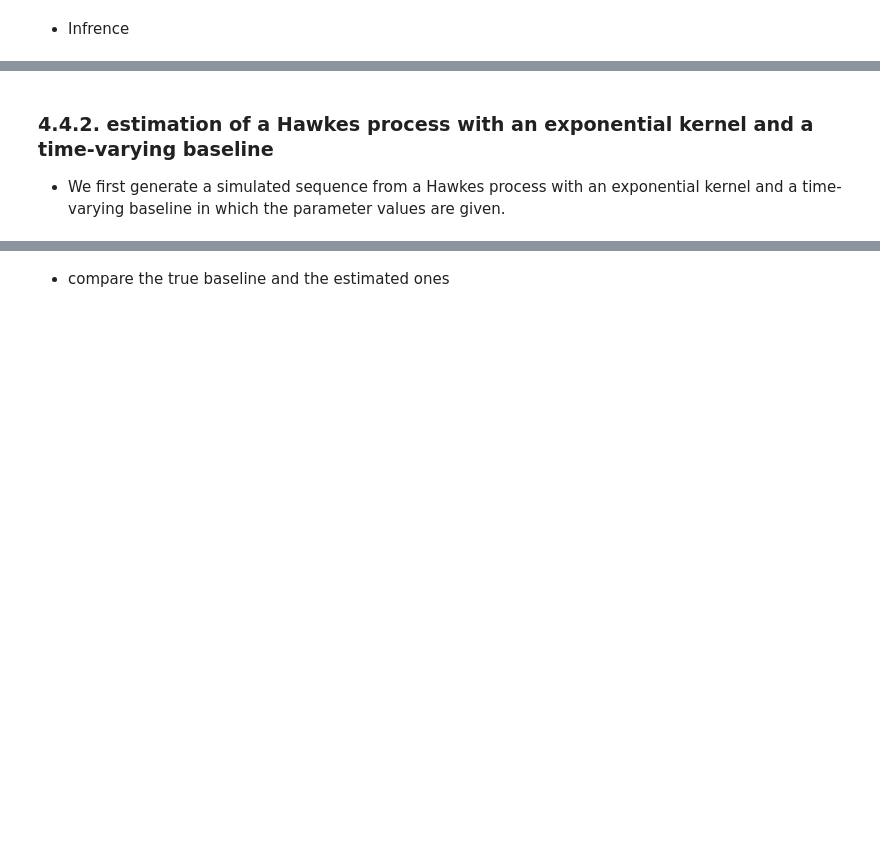
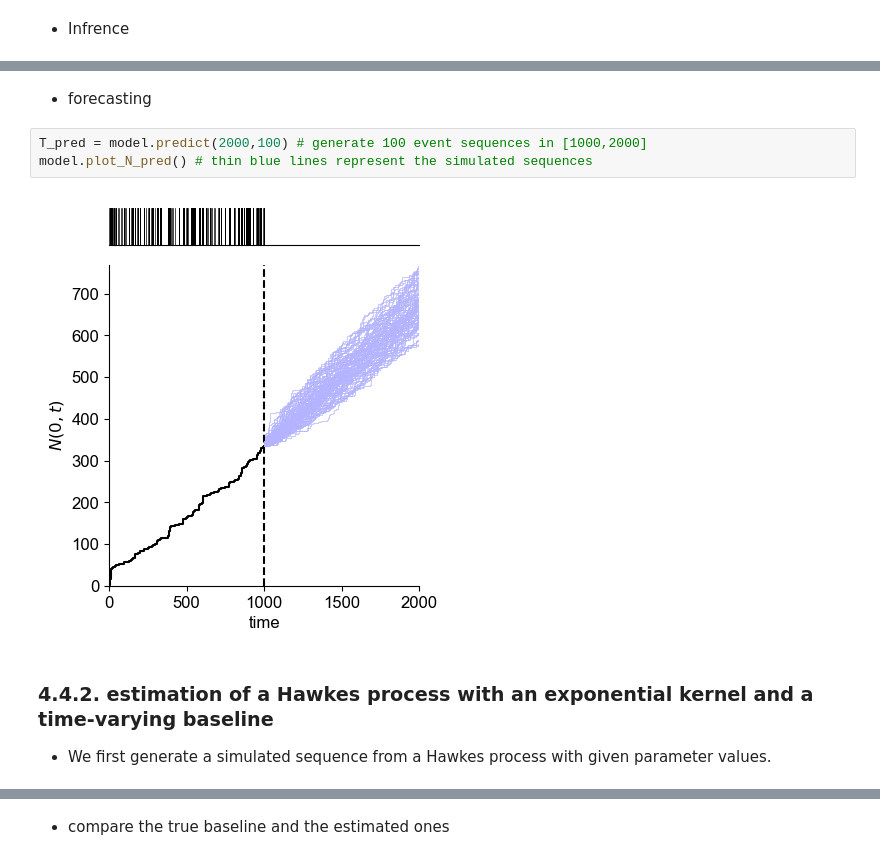
Before and after one commit to carlottadepasquale/Hawkes, a Jupyter notebook: tutorial.ipynb, the cells around one changed output, grey strips where cells are left out. Cells and saved outputs as stored; diff of their text form; blank space fills up the shorter version.

```diff
--- a/tutorial.ipynb
+++ b/tutorial.ipynb
@@ -363,7 +379,14 @@ AIC: 472.84013501818436
+# %% [markdown]
+- forecasting
+# %%
+T_pred = model.predict(2000,100) # generate 100 event sequences in [1000,2000]
+model.plot_N_pred() # thin blue lines represent the simulated sequences
+# %% [output]
+[figure, added]
 # %% [markdown]
 ### 4.4.2. estimation of a Hawkes process with an exponential kernel and a time-varying baseline
 
-- We first generate a simulated sequence from a Hawkes process with an exponential kernel and a time-varying baseline in which the parameter values are given.
+- We first generate a simulated sequence from a Hawkes process with given parameter values.
 # %%
 import Hawkes as hk
 
```
Also changed, not shown: parts of 16 cells of this notebook, 2 other files.
